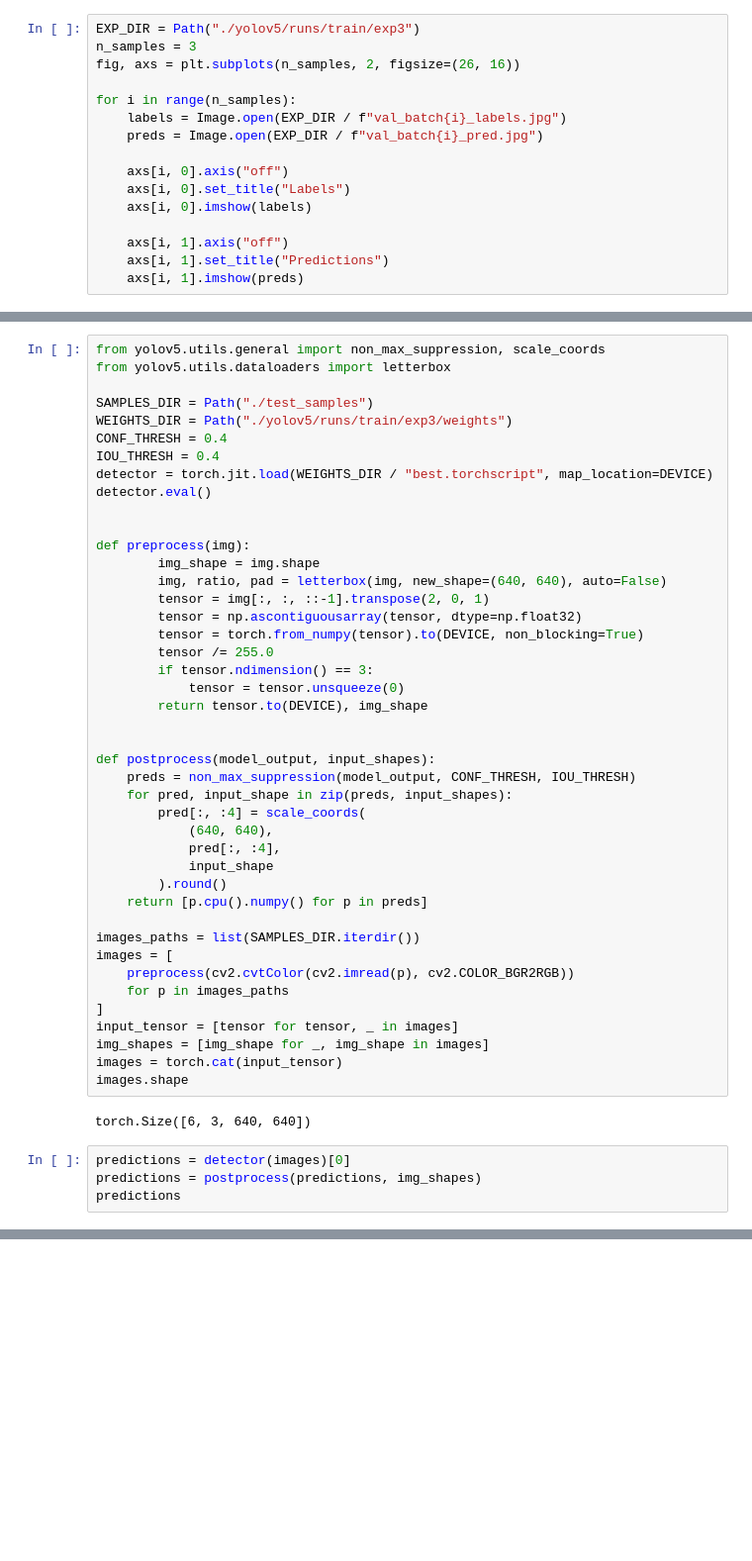
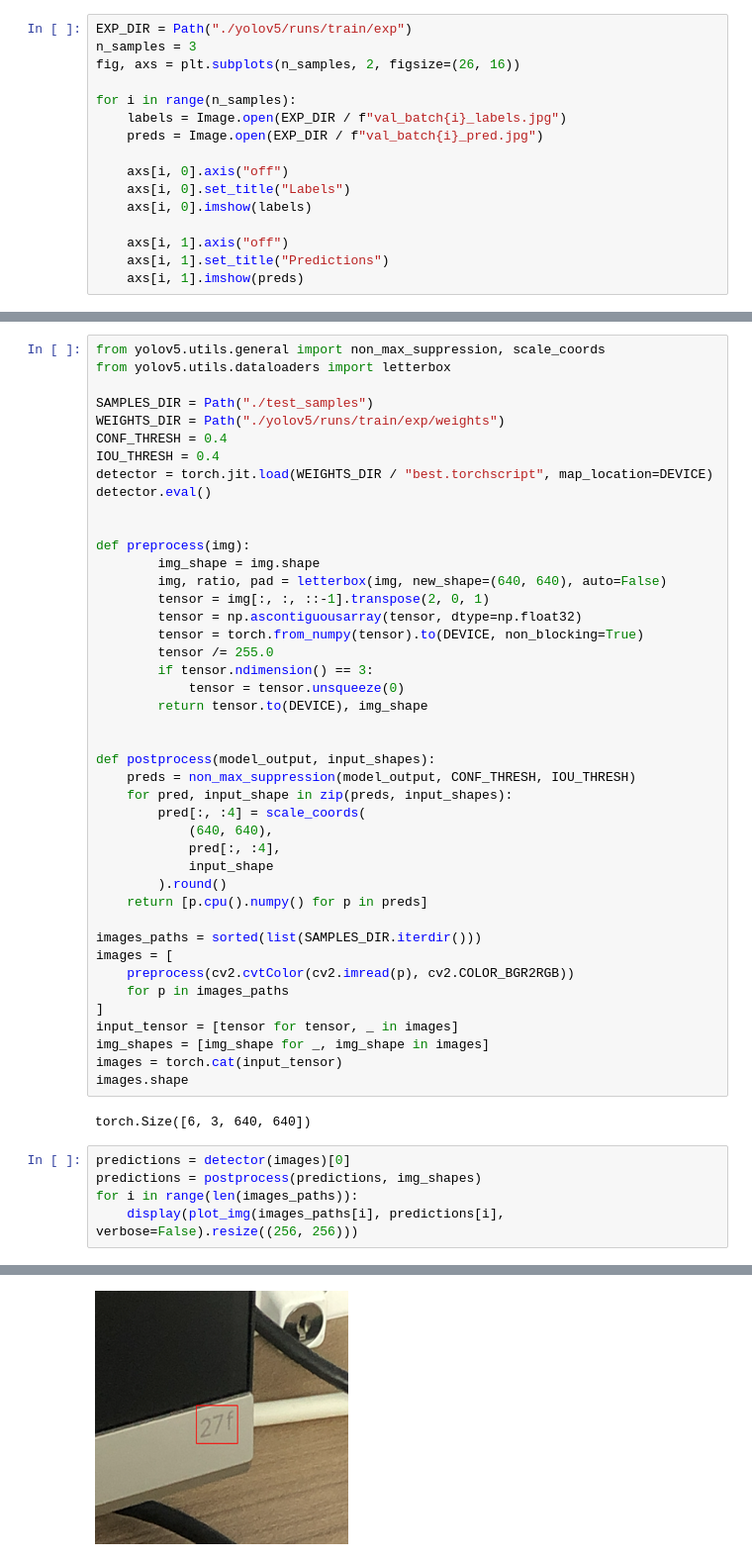
Before and after one commit to traptrip/itmo_image_rec_gen, a Jupyter notebook: 02_object_detection/train.ipynb, the cells around one changed output, grey strips where cells are left out. Shown at 99% size. Saved outputs shown, nothing was run; the diff lists cells and outputs as text; blank space fills up the shorter version.

Commit message:
update detection training

```diff
--- a/02_object_detection/train.ipynb
+++ b/02_object_detection/train.ipynb
@@ -187,7 +187,7 @@ Results saved to yolov5/runs/train/exp3
 # %% [markdown]
 # Validate yolov5
 # %%
-EXP_DIR = Path("./yolov5/runs/train/exp3")
+EXP_DIR = Path("./yolov5/runs/train/exp")
 n_samples = 3
 fig, axs = plt.subplots(n_samples, 2, figsize=(26, 16))
 
@@ -333,7 +260,7 @@ from yolov5.utils.general import non_max_suppression, scale_coords
 from yolov5.utils.dataloaders import letterbox
 
 SAMPLES_DIR = Path("./test_samples")
-WEIGHTS_DIR = Path("./yolov5/runs/train/exp3/weights")
+WEIGHTS_DIR = Path("./yolov5/runs/train/exp/weights")
 CONF_THRESH = 0.4
 IOU_THRESH = 0.4
 detector = torch.jit.load(WEIGHTS_DIR / "best.torchscript", map_location=DEVICE)
@@ -362,7 +289,7 @@ def postprocess(model_output, input_shapes):
         ).round()
     return [p.cpu().numpy() for p in preds]
 
-images_paths = list(SAMPLES_DIR.iterdir())
+images_paths = sorted(list(SAMPLES_DIR.iterdir()))
 images = [
     preprocess(cv2.cvtColor(cv2.imread(p), cv2.COLOR_BGR2RGB))
     for p in images_paths
@@ -376,5 +303,6 @@ torch.Size([6, 3, 640, 640])
 # %%
 predictions = detector(images)[0]
 predictions = postprocess(predictions, img_shapes)
-predictions
+for i in range(len(images_paths)):
+    display(plot_img(images_paths[i], predictions[i], verbose=False).resize((256, 256)))
 # %% [output]
@@ -387,0 +311 @@ predictions
+[figure, added]
```
Also changed, not shown: parts of 9 cells of this notebook, 1 other file.
